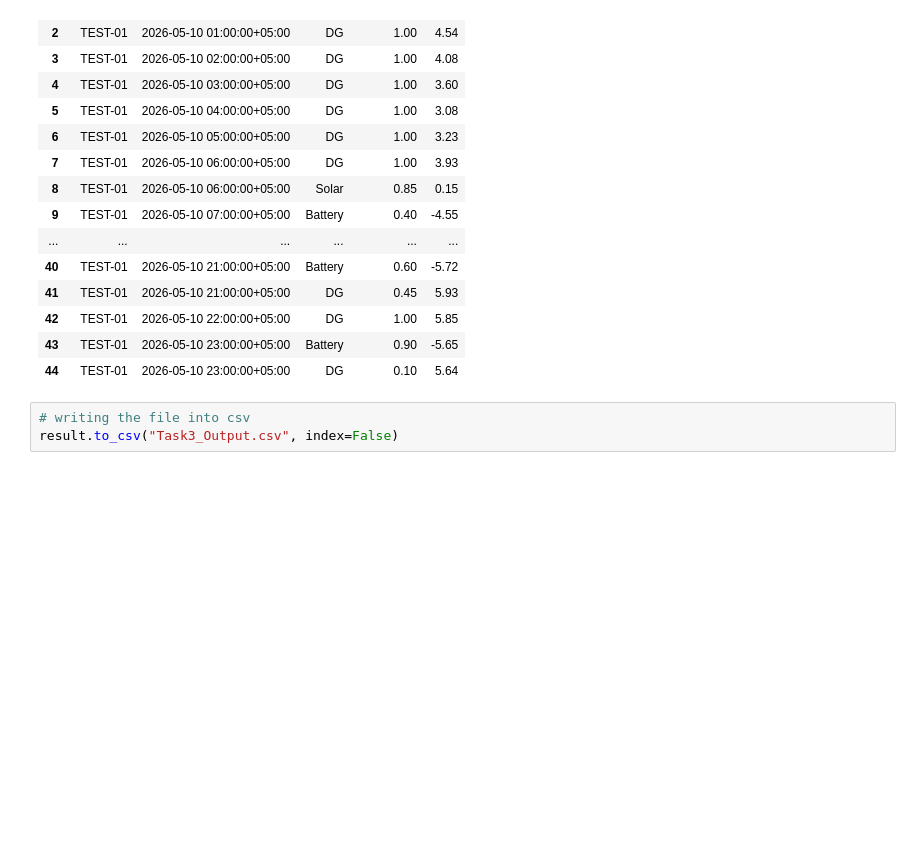
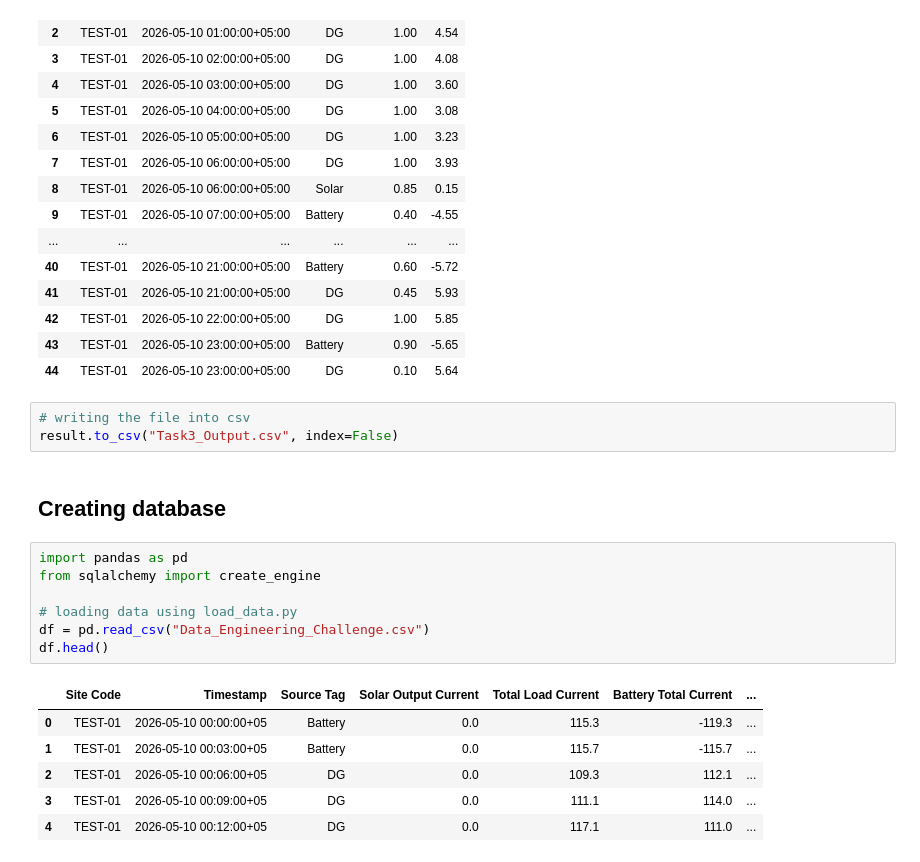
Before and after one commit to AhmadKhanSenpai/data_engineering_challenge, a Jupyter notebook: testing.ipynb, the cells around one changed output. Saved outputs shown, nothing was run; the diff lists cells and outputs as text; blank space fills up the shorter version.

```diff
--- a/testing.ipynb
+++ b/testing.ipynb
@@ -276,3 +276,19 @@ result
 # %%
 # writing the file into csv
 result.to_csv("Task3_Output.csv", index=False)
+# %% [markdown]
+## Creating database
+# %%
+import pandas as pd
+from sqlalchemy import create_engine
+
+# loading data using load_data.py
+df = pd.read_csv("Data_Engineering_Challenge.csv")
+df.head()
+# %% [output]
+|  | Site Code | Timestamp | Source Tag | Solar Output Current | Total Load Current | Battery Total Current | ... |
+| 0 | TEST-01 | 2026-05-10 00:00:00+05 | Battery | 0.0 | 115.3 | -119.3 | ... |
+| 1 | TEST-01 | 2026-05-10 00:03:00+05 | Battery | 0.0 | 115.7 | -115.7 | ... |
+| 2 | TEST-01 | 2026-05-10 00:06:00+05 | DG | 0.0 | 109.3 | 112.1 | ... |
+| 3 | TEST-01 | 2026-05-10 00:09:00+05 | DG | 0.0 | 111.1 | 114.0 | ... |
+| 4 | TEST-01 | 2026-05-10 00:12:00+05 | DG | 0.0 | 117.1 | 111.0 | ... |
```
Also changed, not shown: parts of 2 cells of this notebook.
